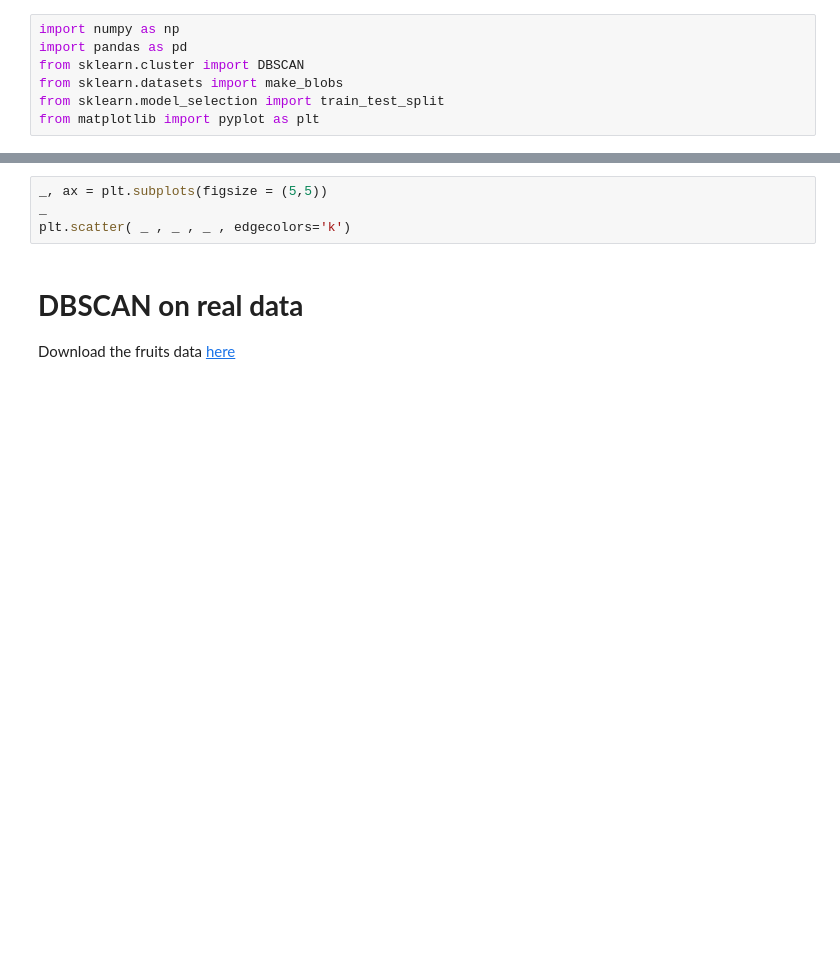
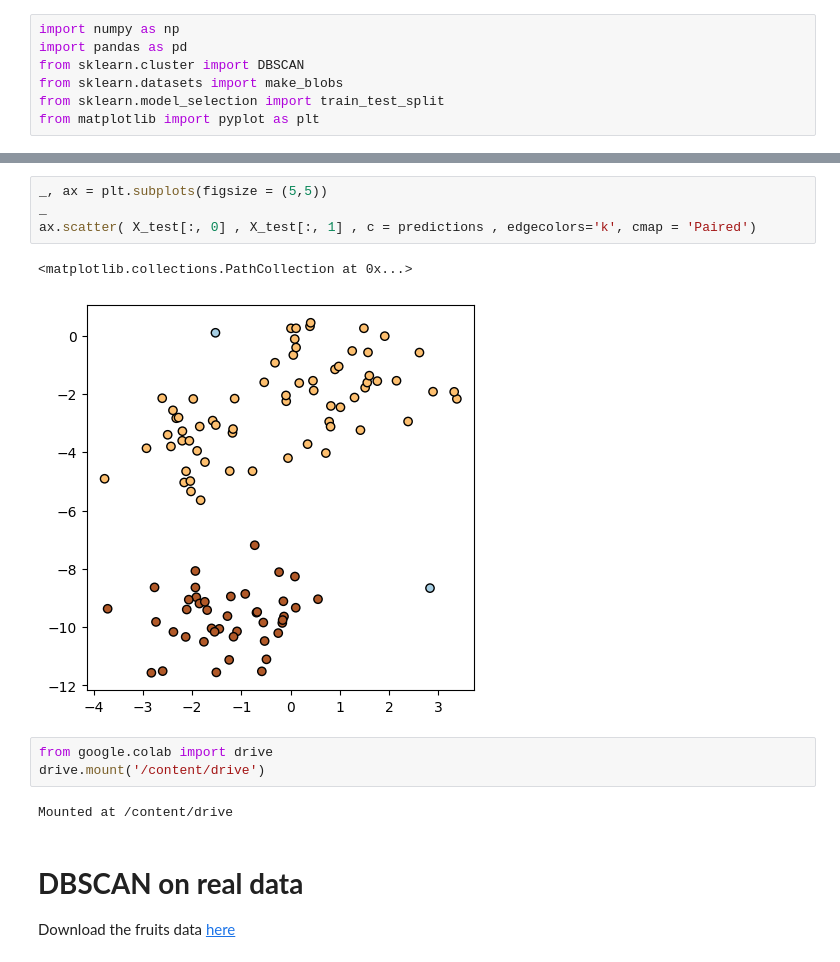
Before and after one commit to mafe97/machine_learning, a Jupyter notebook: Sem_07/DBSCAN.ipynb, the cells around one changed output, grey strips where cells are left out. Cells and saved outputs as stored; diff of their text form; blank space fills up the shorter version.

```diff
--- a/Sem_07/DBSCAN.ipynb
+++ b/Sem_07/DBSCAN.ipynb
@@ -27,7 +44,15 @@ predictions = _
 # %%
 _, ax = plt.subplots(figsize = (5,5))
 _
-plt.scatter( _ , _ , _ , edgecolors='k')
+ax.scatter( X_test[:, 0] , X_test[:, 1] , c = predictions , edgecolors='k', cmap = 'Paired')
+# %% [output]
+<matplotlib.collections.PathCollection at 0x...>
+[figure, added]
+# %%
+from google.colab import drive
+drive.mount('/content/drive')
+# %% [output]
+Mounted at /content/drive
 # %% [markdown]
 # **DBSCAN on real data**
 
```
Also changed, not shown: parts of 5 cells of this notebook.
